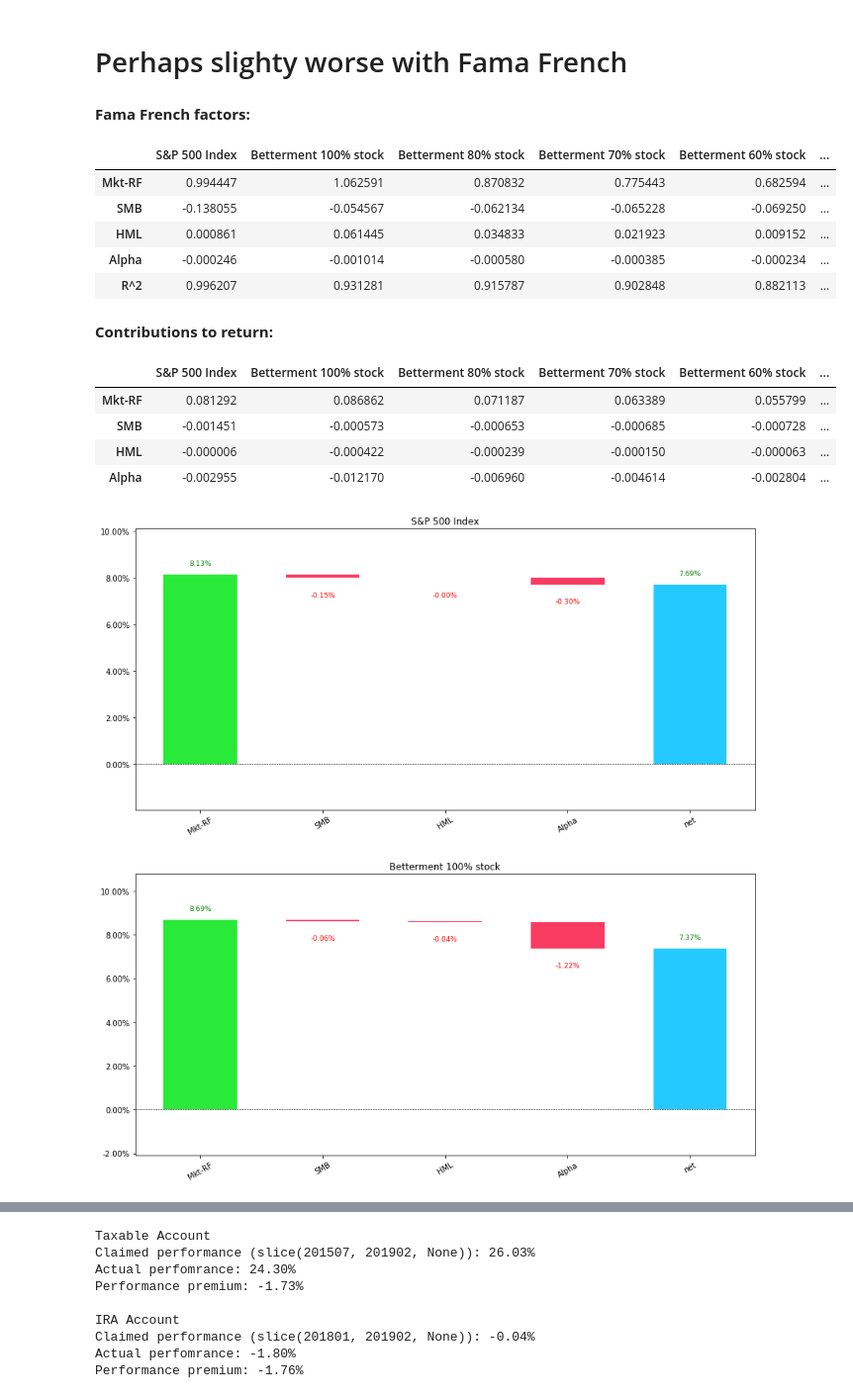
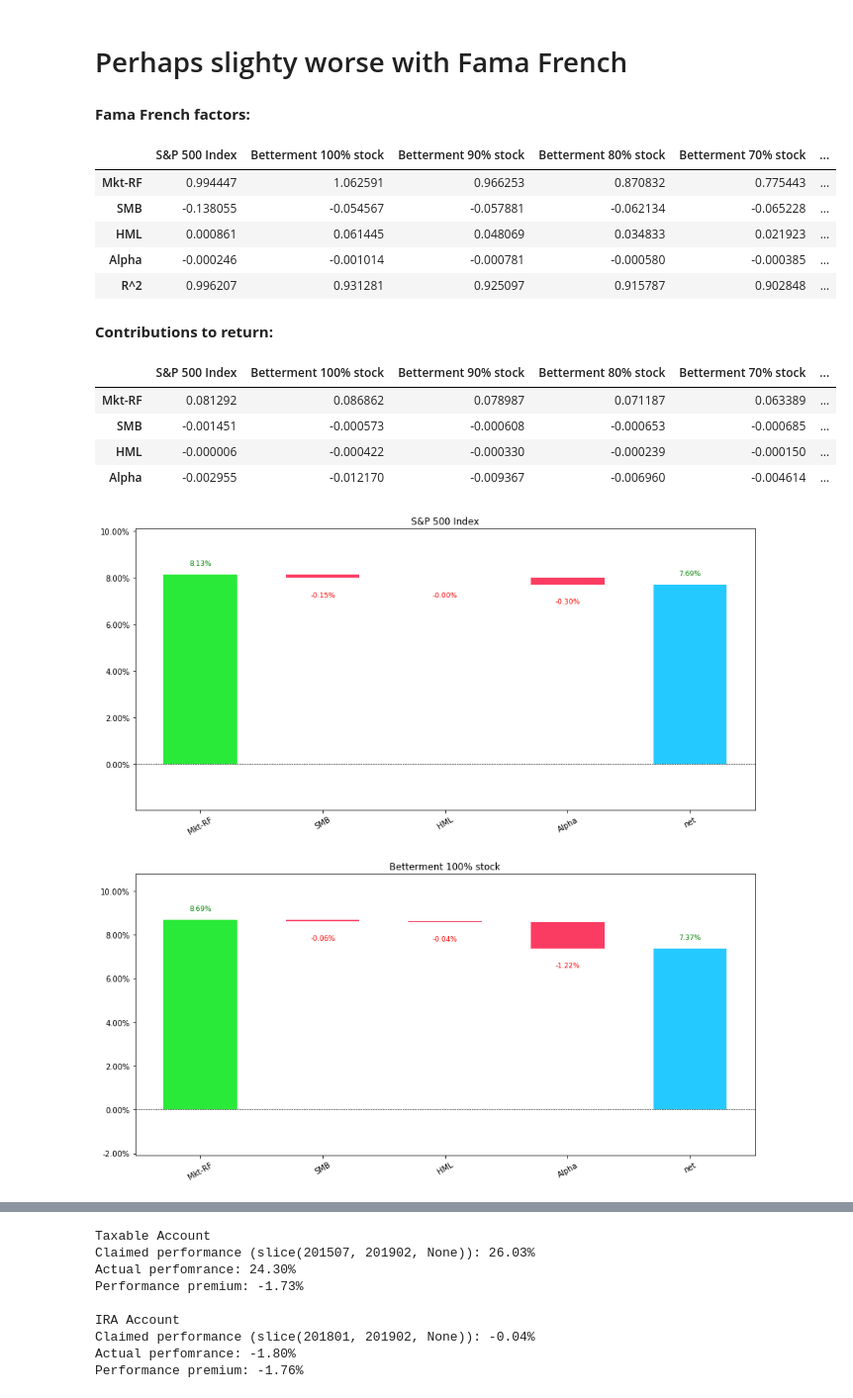
Before and after one commit to tianhuil/portfolio, a Jupyter notebook: Betterment.ipynb, the cells around one changed output, grey strips where cells are left out. Shown at 99% size. Cells and saved outputs as stored; diff of their text form; code cells hidden in the pictures.

Commit message:
Betterment / Fama French

```diff
--- a/Betterment.ipynb
+++ b/Betterment.ipynb
@@ -249,40 +249,40 @@ df.head()
 # Perhaps slighty worse with Fama French
 # %%
 index_cols = [
-   'S&P 500 Index', 'Betterment 100% stock',
+   'S&P 500 Index', 'Betterment 100% stock', 'Betterment 90% stock',
    'Betterment 80% stock', 'Betterment 70% stock', 'Betterment 60% stock',
    'Betterment 50% stock',
    'Avg. private client investor 80-100% equity risk',
    'Betterment 40% stock',
    'Avg. private client investor 60-80% equity risk',
    'Betterment 30% stock',
    'Avg. private client investor 40-60% equity risk',
    'Betterment 20% stock',
    'Avg. private client investor 0-40% equity risk',
    'Five year U.S. Treasury Bills', 'Betterment 10% stock',
    'Betterment 0% stock'
 ]
 
 waterfall_cols = [
     'S&P 500 Index', 'Betterment 100% stock',
     'Betterment 80% stock'
 ]
 
 ff_display(df, index_cols, waterfall_cols, monthly=True)
 # %% [output]
 Fama French factors:
-|  | S&P 500 Index | Betterment 100% stock | Betterment 80% stock | Betterment 70% stock | Betterment 60% stock | ... |
-| Mkt-RF | 0.994447 | 1.062591 | 0.870832 | 0.775443 | 0.682594 | ... |
-| SMB | -0.138055 | -0.054567 | -0.062134 | -0.065228 | -0.069250 | ... |
-| HML | 0.000861 | 0.061445 | 0.034833 | 0.021923 | 0.009152 | ... |
-| Alpha | -0.000246 | -0.001014 | -0.000580 | -0.000385 | -0.000234 | ... |
-| R^2 | 0.996207 | 0.931281 | 0.915787 | 0.902848 | 0.882113 | ... |
+|  | S&P 500 Index | Betterment 100% stock | Betterment 90% stock | Betterment 80% stock | Betterment 70% stock | ... |
+| Mkt-RF | 0.994447 | 1.062591 | 0.966253 | 0.870832 | 0.775443 | ... |
+| SMB | -0.138055 | -0.054567 | -0.057881 | -0.062134 | -0.065228 | ... |
+| HML | 0.000861 | 0.061445 | 0.048069 | 0.034833 | 0.021923 | ... |
+| Alpha | -0.000246 | -0.001014 | -0.000781 | -0.000580 | -0.000385 | ... |
+| R^2 | 0.996207 | 0.931281 | 0.925097 | 0.915787 | 0.902848 | ... |
 Contributions to return:
-|  | S&P 500 Index | Betterment 100% stock | Betterment 80% stock | Betterment 70% stock | Betterment 60% stock | ... |
-| Mkt-RF | 0.081292 | 0.086862 | 0.071187 | 0.063389 | 0.055799 | ... |
-| SMB | -0.001451 | -0.000573 | -0.000653 | -0.000685 | -0.000728 | ... |
-| HML | -0.000006 | -0.000422 | -0.000239 | -0.000150 | -0.000063 | ... |
-| Alpha | -0.002955 | -0.012170 | -0.006960 | -0.004614 | -0.002804 | ... |
+|  | S&P 500 Index | Betterment 100% stock | Betterment 90% stock | Betterment 80% stock | Betterment 70% stock | ... |
+| Mkt-RF | 0.081292 | 0.086862 | 0.078987 | 0.071187 | 0.063389 | ... |
+| SMB | -0.001451 | -0.000573 | -0.000608 | -0.000653 | -0.000685 | ... |
+| HML | -0.000006 | -0.000422 | -0.000330 | -0.000239 | -0.000150 | ... |
+| Alpha | -0.002955 | -0.012170 | -0.009367 | -0.006960 | -0.004614 | ... |
 [figure]
 [figure]
 [figure]
```
Also changed, not shown: 2 other files.
